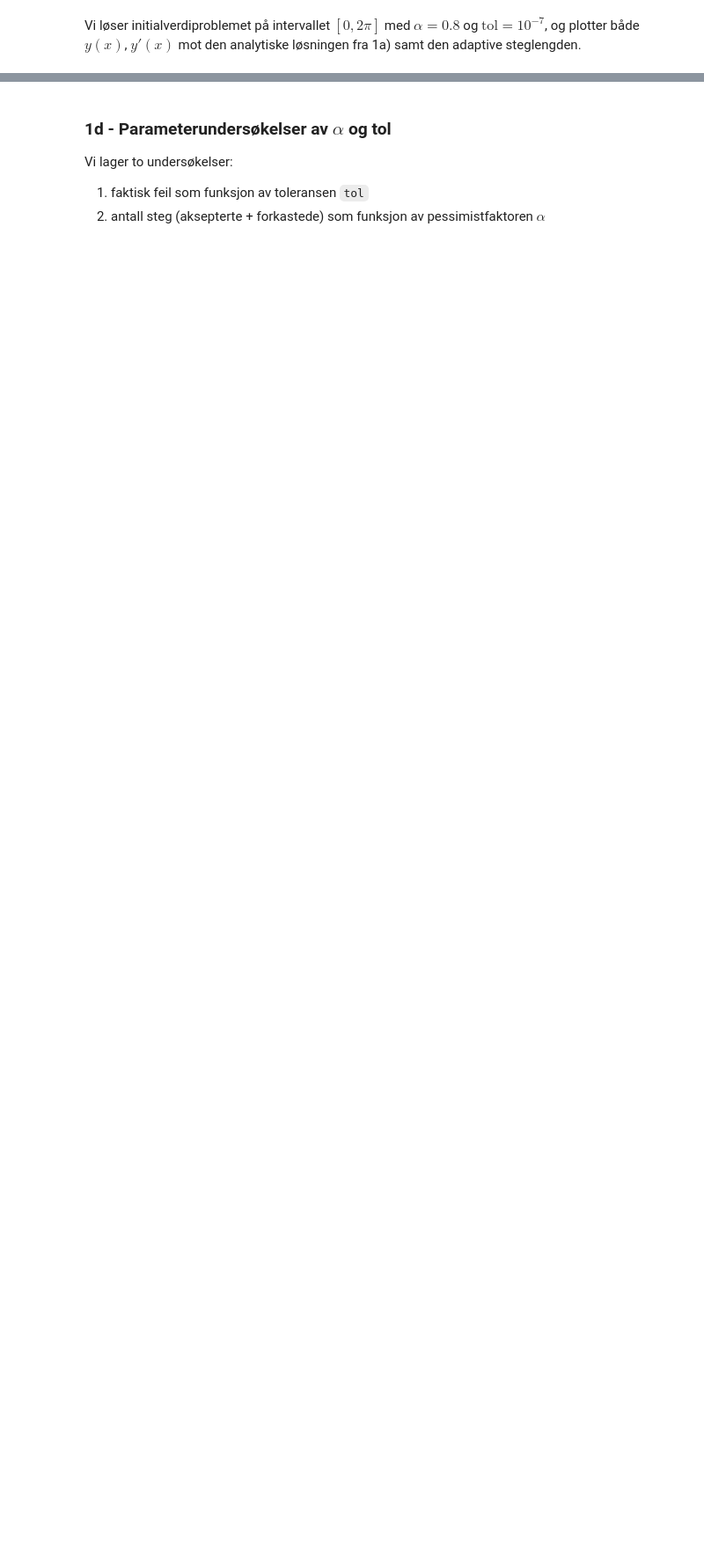
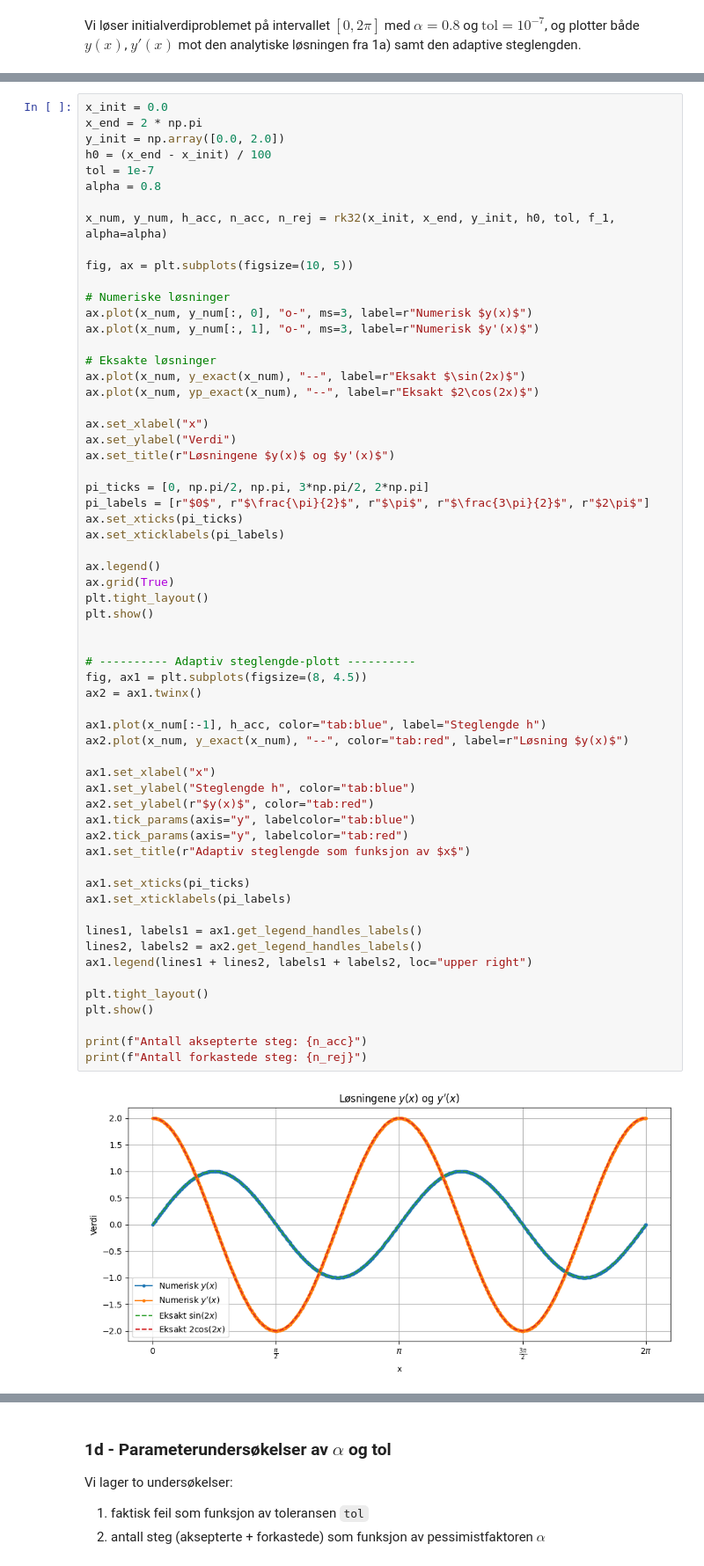
Before and after one commit to Alexaeven/VitBerP3, a Jupyter notebook: 74Prosjekt3.ipynb, the cells around one changed output, grey strips where cells are left out. Shown at 88% size. Saved outputs shown, nothing was run; the diff lists cells and outputs as text; blank space fills up the shorter version.

```diff
--- a/74Prosjekt3.ipynb
+++ b/74Prosjekt3.ipynb
@@ -205,0 +150,63 @@ Antall forkastede steg: 1
+# %%
+x_init = 0.0
+x_end = 2 * np.pi
+y_init = np.array([0.0, 2.0])
+h0 = (x_end - x_init) / 100
+tol = 1e-7
+alpha = 0.8
+
+x_num, y_num, h_acc, n_acc, n_rej = rk32(x_init, x_end, y_init, h0, tol, f_1, alpha=alpha)
+
+fig, ax = plt.subplots(figsize=(10, 5))
+
+# Numeriske løsninger
+ax.plot(x_num, y_num[:, 0], "o-", ms=3, label=r"Numerisk $y(x)$")
+ax.plot(x_num, y_num[:, 1], "o-", ms=3, label=r"Numerisk $y'(x)$")
+
+# Eksakte løsninger
+ax.plot(x_num, y_exact(x_num), "--", label=r"Eksakt $\sin(2x)$")
+ax.plot(x_num, yp_exact(x_num), "--", label=r"Eksakt $2\cos(2x)$")
+
+ax.set_xlabel("x")
+ax.set_ylabel("Verdi")
+ax.set_title(r"Løsningene $y(x)$ og $y'(x)$")
+
+pi_ticks = [0, np.pi/2, np.pi, 3*np.pi/2, 2*np.pi]
+pi_labels = [r"$0$", r"$\frac{\pi}{2}$", r"$\pi$", r"$\frac{3\pi}{2}$", r"$2\pi$"]
+ax.set_xticks(pi_ticks)
+ax.set_xticklabels(pi_labels)
+
+ax.legend()
+ax.grid(True)
+plt.tight_layout()
+plt.show()
+
+
+# ---------- Adaptiv steglengde-plott ----------
+fig, ax1 = plt.subplots(figsize=(8, 4.5))
+ax2 = ax1.twinx()
+
+ax1.plot(x_num[:-1], h_acc, color="tab:blue", label="Steglengde h")
+ax2.plot(x_num, y_exact(x_num), "--", color="tab:red", label=r"Løsning $y(x)$")
+
+ax1.set_xlabel("x")
+ax1.set_ylabel("Steglengde h", color="tab:blue")
+ax2.set_ylabel(r"$y(x)$", color="tab:red")
+ax1.tick_params(axis="y", labelcolor="tab:blue")
+ax2.tick_params(axis="y", labelcolor="tab:red")
+ax1.set_title(r"Adaptiv steglengde som funksjon av $x$")
+
+ax1.set_xticks(pi_ticks)
+ax1.set_xticklabels(pi_labels)
+
+lines1, labels1 = ax1.get_legend_handles_labels()
+lines2, labels2 = ax2.get_legend_handles_labels()
+ax1.legend(lines1 + lines2, labels1 + labels2, loc="upper right")
+
+plt.tight_layout()
+plt.show()
+
+print(f"Antall aksepterte steg: {n_acc}")
+print(f"Antall forkastede steg: {n_rej}")
+# %% [output]
+[figure, added]
```
Also changed, not shown: parts of 13 cells of this notebook.
